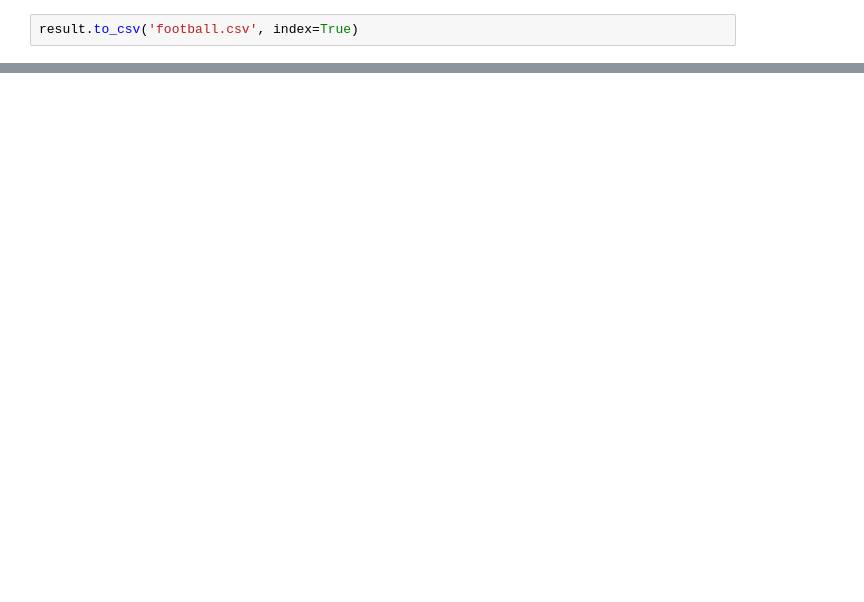
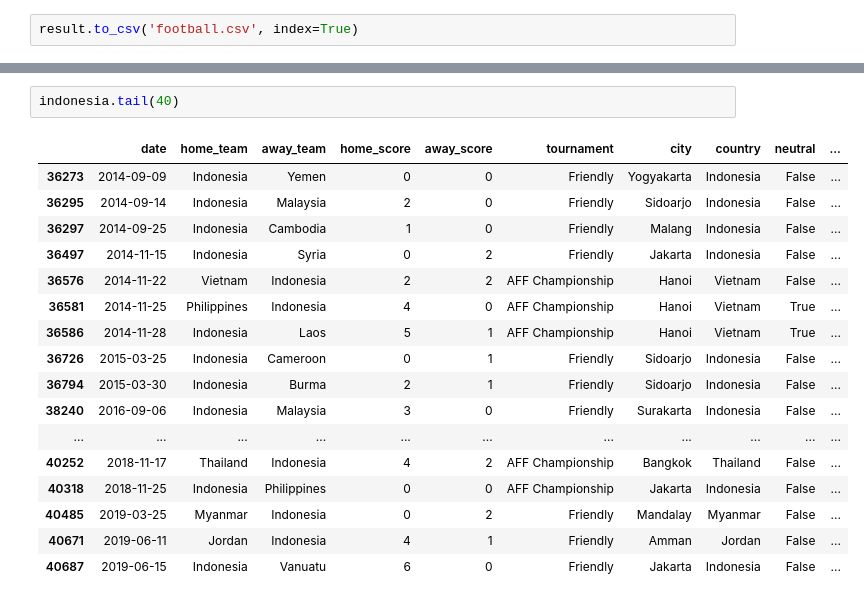
Before and after one commit to frhamadiansyah/International_football_EDA, a Jupyter notebook: International_Football.ipynb, the cells around one changed output, grey strips where cells are left out. Saved outputs shown, nothing was run; the diff lists cells and outputs as text; blank space fills up the shorter version.

```diff
--- a/International_Football.ipynb
+++ b/International_Football.ipynb
@@ -391,0 +640,20 @@ a.capitalize()
+# %%
+indonesia.tail(40)
+# %% [output]
+|  | date | home_team | away_team | home_score | away_score | tournament | city | country | neutral | ... |
+| 36273 | 2014-09-09 | Indonesia | Yemen | 0 | 0 | Friendly | Yogyakarta | Indonesia | False | ... |
+| 36295 | 2014-09-14 | Indonesia | Malaysia | 2 | 0 | Friendly | Sidoarjo | Indonesia | False | ... |
+| 36297 | 2014-09-25 | Indonesia | Cambodia | 1 | 0 | Friendly | Malang | Indonesia | False | ... |
+| 36497 | 2014-11-15 | Indonesia | Syria | 0 | 2 | Friendly | Jakarta | Indonesia | False | ... |
+| 36576 | 2014-11-22 | Vietnam | Indonesia | 2 | 2 | AFF Championship | Hanoi | Vietnam | False | ... |
+| 36581 | 2014-11-25 | Philippines | Indonesia | 4 | 0 | AFF Championship | Hanoi | Vietnam | True | ... |
+| 36586 | 2014-11-28 | Indonesia | Laos | 5 | 1 | AFF Championship | Hanoi | Vietnam | True | ... |
+| 36726 | 2015-03-25 | Indonesia | Cameroon | 0 | 1 | Friendly | Sidoarjo | Indonesia | False | ... |
+| 36794 | 2015-03-30 | Indonesia | Burma | 2 | 1 | Friendly | Sidoarjo | Indonesia | False | ... |
+| 38240 | 2016-09-06 | Indonesia | Malaysia | 3 | 0 | Friendly | Surakarta | Indonesia | False | ... |
+| ... | ... | ... | ... | ... | ... | ... | ... | ... | ... | ... |
+| 40252 | 2018-11-17 | Thailand | Indonesia | 4 | 2 | AFF Championship | Bangkok | Thailand | False | ... |
+| 40318 | 2018-11-25 | Indonesia | Philippines | 0 | 0 | AFF Championship | Jakarta | Indonesia | False | ... |
+| 40485 | 2019-03-25 | Myanmar | Indonesia | 0 | 2 | Friendly | Mandalay | Myanmar | False | ... |
+| 40671 | 2019-06-11 | Jordan | Indonesia | 4 | 1 | Friendly | Amman | Jordan | False | ... |
+| 40687 | 2019-06-15 | Indonesia | Vanuatu | 6 | 0 | Friendly | Jakarta | Indonesia | False | ... |
```
Also changed, not shown: parts of 15 cells of this notebook, 2 other files.
